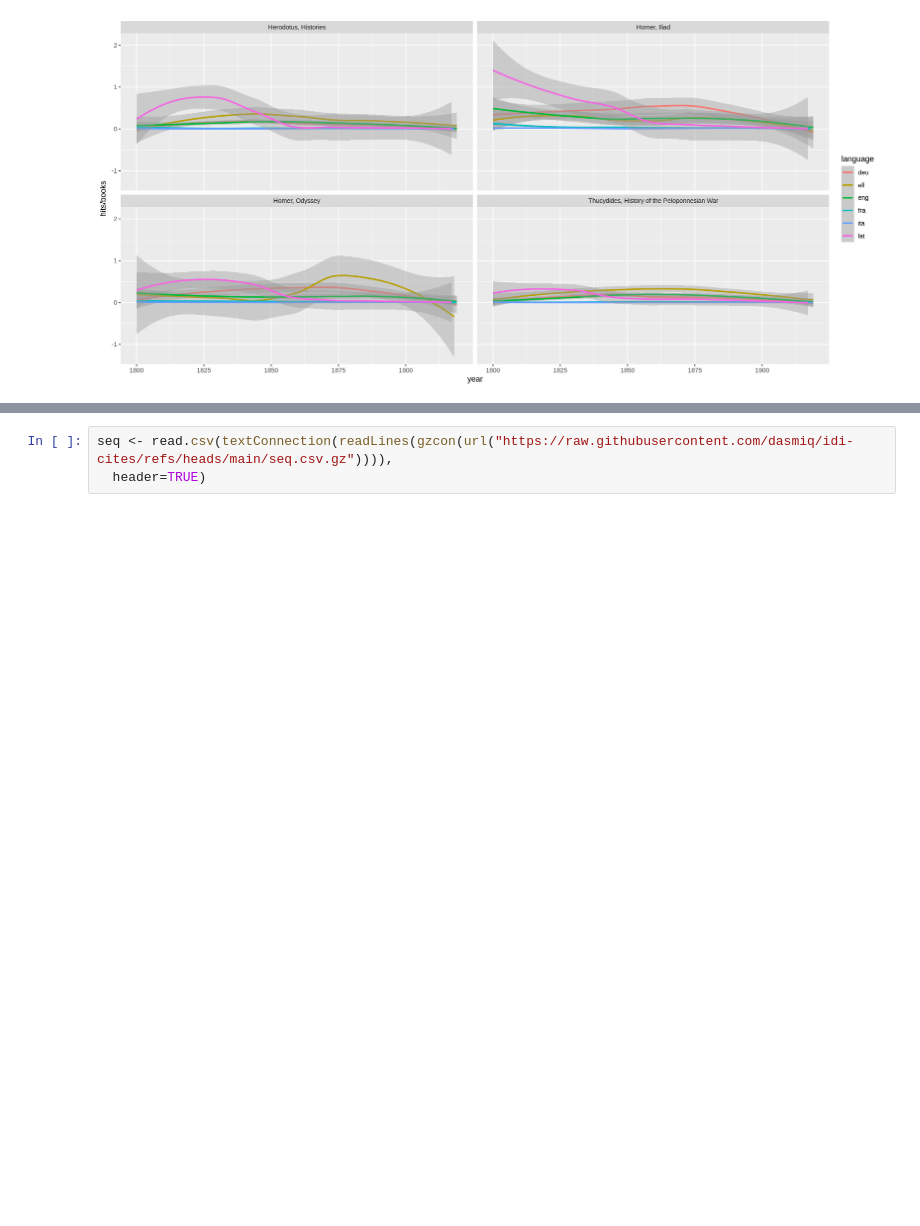
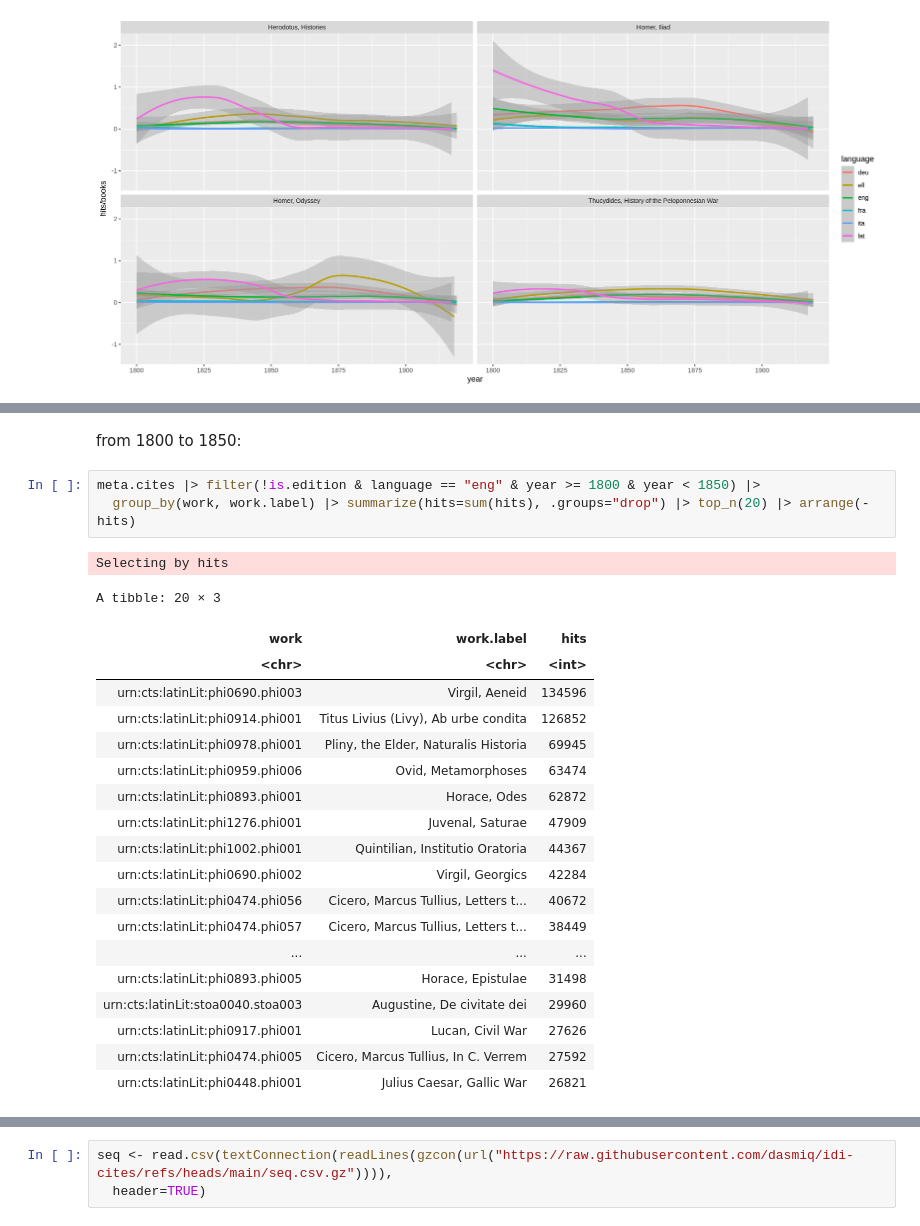
Before and after one commit to dasmiq/idi-cites, a Jupyter notebook: idi_cites.ipynb, the cells around one changed output, grey strips where cells are left out. Cells and saved outputs as stored; diff of their text form; blank space fills up the shorter version.

```diff
--- a/idi_cites.ipynb
+++ b/idi_cites.ipynb
@@ -238,0 +265,26 @@ meta.cites |>
+# %% [markdown]
+from 1800 to 1850:
+# %%
+meta.cites |> filter(!is.edition & language == "eng" & year >= 1800 & year < 1850) |>
+  group_by(work, work.label) |> summarize(hits=sum(hits), .groups="drop") |> top_n(20) |> arrange(-hits)
+# %% [output]
+Selecting by hits
+A tibble: 20 × 3
+| work | work.label | hits |
+| <chr> | <chr> | <int> |
+| urn:cts:latinLit:phi0690.phi003 | Virgil, Aeneid | 134596 |
+| urn:cts:latinLit:phi0914.phi001 | Titus Livius (Livy), Ab urbe condita | 126852 |
+| urn:cts:latinLit:phi0978.phi001 | Pliny, the Elder, Naturalis Historia | 69945 |
+| urn:cts:latinLit:phi0959.phi006 | Ovid, Metamorphoses | 63474 |
+| urn:cts:latinLit:phi0893.phi001 | Horace, Odes | 62872 |
+| urn:cts:latinLit:phi1276.phi001 | Juvenal, Saturae | 47909 |
+| urn:cts:latinLit:phi1002.phi001 | Quintilian, Institutio Oratoria | 44367 |
+| urn:cts:latinLit:phi0690.phi002 | Virgil, Georgics | 42284 |
+| urn:cts:latinLit:phi0474.phi056 | Cicero, Marcus Tullius, Letters t... | 40672 |
+| urn:cts:latinLit:phi0474.phi057 | Cicero, Marcus Tullius, Letters t... | 38449 |
+| ... | ... | ... |
+| urn:cts:latinLit:phi0893.phi005 | Horace, Epistulae | 31498 |
+| urn:cts:latinLit:stoa0040.stoa003 | Augustine, De civitate dei | 29960 |
+| urn:cts:latinLit:phi0917.phi001 | Lucan, Civil War | 27626 |
+| urn:cts:latinLit:phi0474.phi005 | Cicero, Marcus Tullius, In C. Verrem | 27592 |
+| urn:cts:latinLit:phi0448.phi001 | Julius Caesar, Gallic War | 26821 |
```
Also changed, not shown: parts of 4 cells of this notebook.
